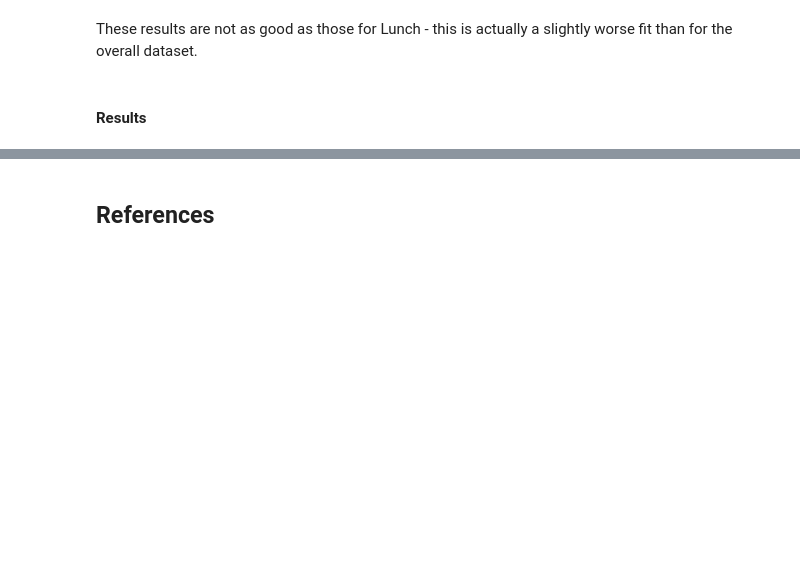
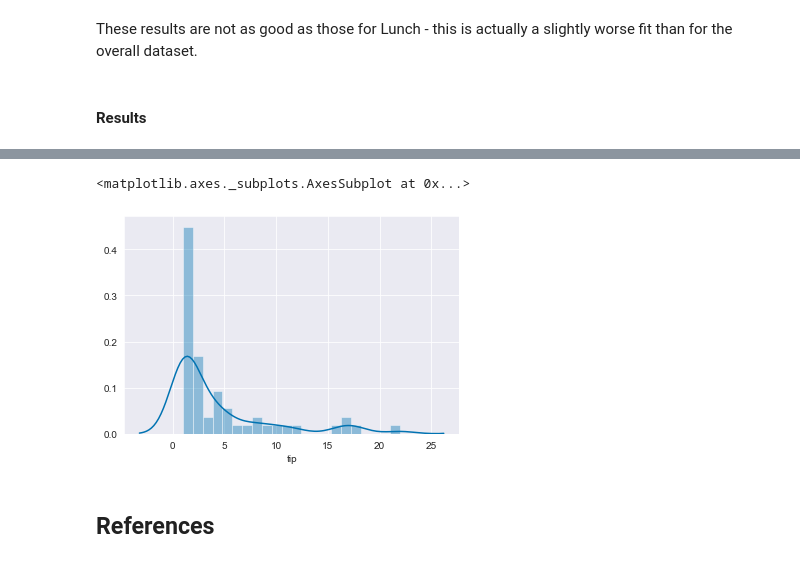
Before and after one commit to Pmcg1/FoDA_Project_2019, a Jupyter notebook: FoDA_Assessment_2019.ipynb, the cells around one changed output, grey strips where cells are left out. Cells and saved outputs as stored; diff of their text form; code cells hidden in the pictures; blank space fills up the shorter version.

```diff
--- a/FoDA_Assessment_2019.ipynb
+++ b/FoDA_Assessment_2019.ipynb
@@ -724,0 +804,2 @@ The impact of breaking it down by mealtime is somewhat difficult to judge - at l
+# %%
+a = df.groupby(["day", "time", "smoker", "size", "sex"])["tip"].count()
@@ -725,2 +818,7 @@ The impact of breaking it down by mealtime is somewhat difficult to judge - at l
+# %%
+sns.distplot(a, bins=22)
+# %% [output]
+<matplotlib.axes._subplots.AxesSubplot at 0x...>
+[figure, added]
 # %% [markdown]
 ## References
```
Also changed, not shown: parts of 37 cells of this notebook.
